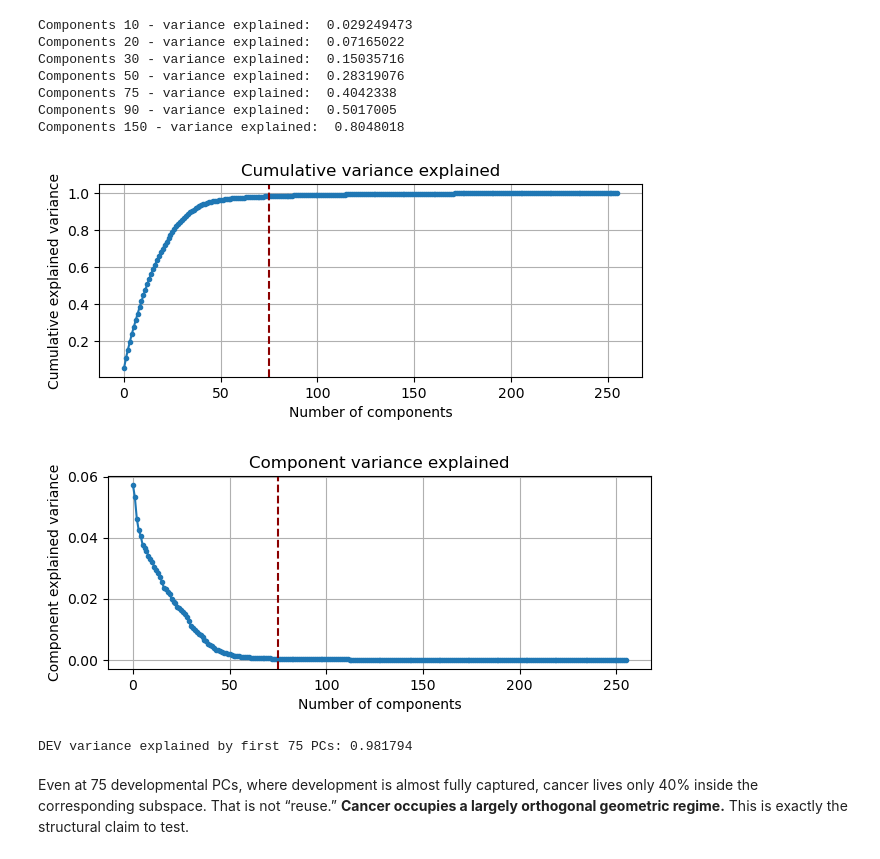
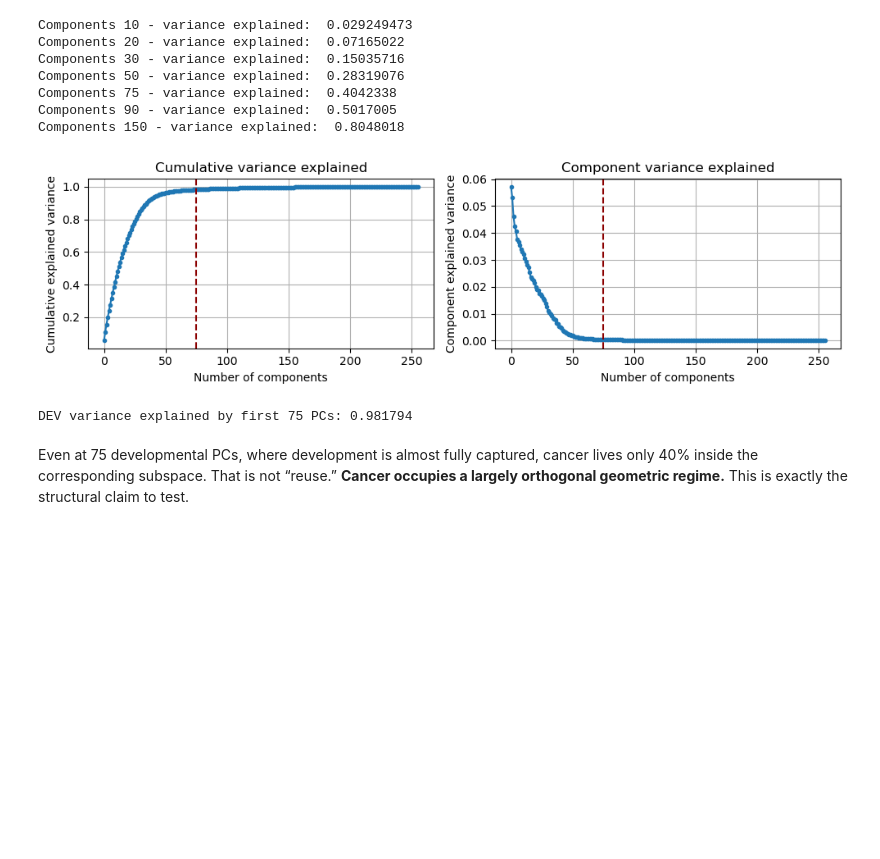
Before and after one commit to juanfpoyatos/OncoDevFormer, a Jupyter notebook: notebooks/Results_Section1.ipynb, the cells around one changed output. Saved outputs shown, nothing was run; the diff lists cells and outputs as text; code cells hidden in the pictures; blank space fills up the shorter version.

```diff
--- a/notebooks/Results_Section1.ipynb
+++ b/notebooks/Results_Section1.ipynb
@@ -245,32 +244,34 @@ Components 150 - variance explained:  0.8048018
 # %%
 # .. how much developmental variation is explained by the first PCs
 pca_full = PCA().fit(X_dev - X_dev.mean(axis=0))
 
 cum_var = np.cumsum(pca_full.explained_variance_ratio_)
 
-plt.figure(figsize=(7,2.5))
-plt.plot(cum_var, marker='.')
-plt.xlabel("Number of components")
-plt.ylabel("Cumulative explained variance")
-plt.title("Cumulative variance explained")
-plt.axvline(75, linestyle='--',color ="darkred")  # 75% threshold
-plt.grid()
-plt.show()
+fig, axes = plt.subplots(1, 2, figsize=(10, 3), sharey=False)
 
-plt.figure(figsize=(7,2.5))
-plt.plot(pca_full.explained_variance_ratio_, marker='.')
-plt.xlabel("Number of components")
-plt.ylabel("Component explained variance")
-plt.title("Component variance explained")
-plt.axvline(75, linestyle='--',color ="darkred")  # 75% threshold
-plt.grid()
+# left: cumulative explained variance
+axes[0].plot(cum_var, marker='.')
+axes[0].set_xlabel("Number of components")
+axes[0].set_ylabel("Cumulative explained variance")
+axes[0].set_title("Cumulative variance explained")
+axes[0].axvline(75, linestyle='--', color="darkred")
+axes[0].grid()
+
+# right: per-component explained variance
+axes[1].plot(pca_full.explained_variance_ratio_, marker='.')
+axes[1].set_xlabel("Number of components")
+axes[1].set_ylabel("Component explained variance")
+axes[1].set_title("Component variance explained")
+axes[1].axvline(75, linestyle='--', color="darkred")
+axes[1].grid()
+
+plt.tight_layout()
 plt.show()
 
 print("DEV variance explained by first 75 PCs:",
       pca_full.explained_variance_ratio_[:75].sum())
 # %% [output]
-[figure, old version]
+[figure, new version]
-[figure, removed]
 DEV variance explained by first 75 PCs: 0.981794
 # %% [markdown]
 Even at 75 developmental PCs, where development is almost fully captured, cancer lives only 40% inside the corresponding subspace. That is not “reuse.” **Cancer occupies a largely orthogonal geometric regime.** This is exactly the structural claim to test.
```
Also changed, not shown: parts of 14 cells of this notebook, 37 other files.
